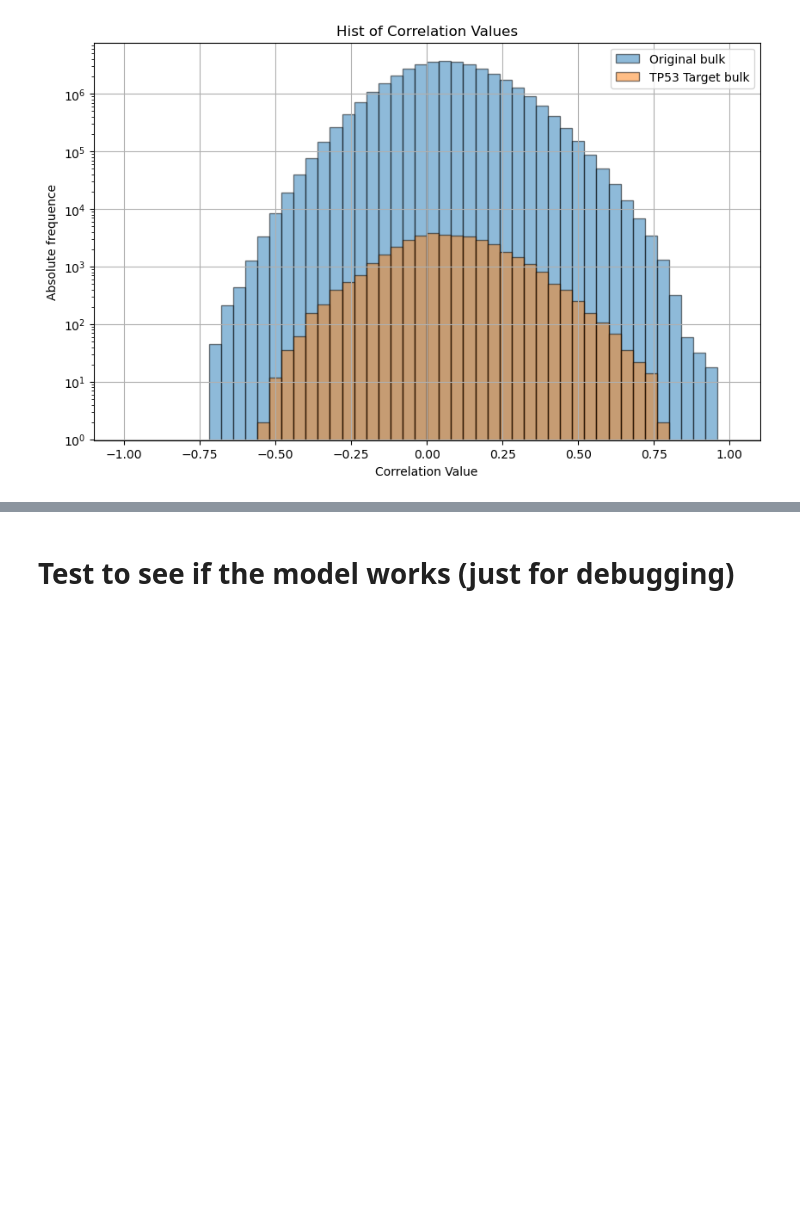
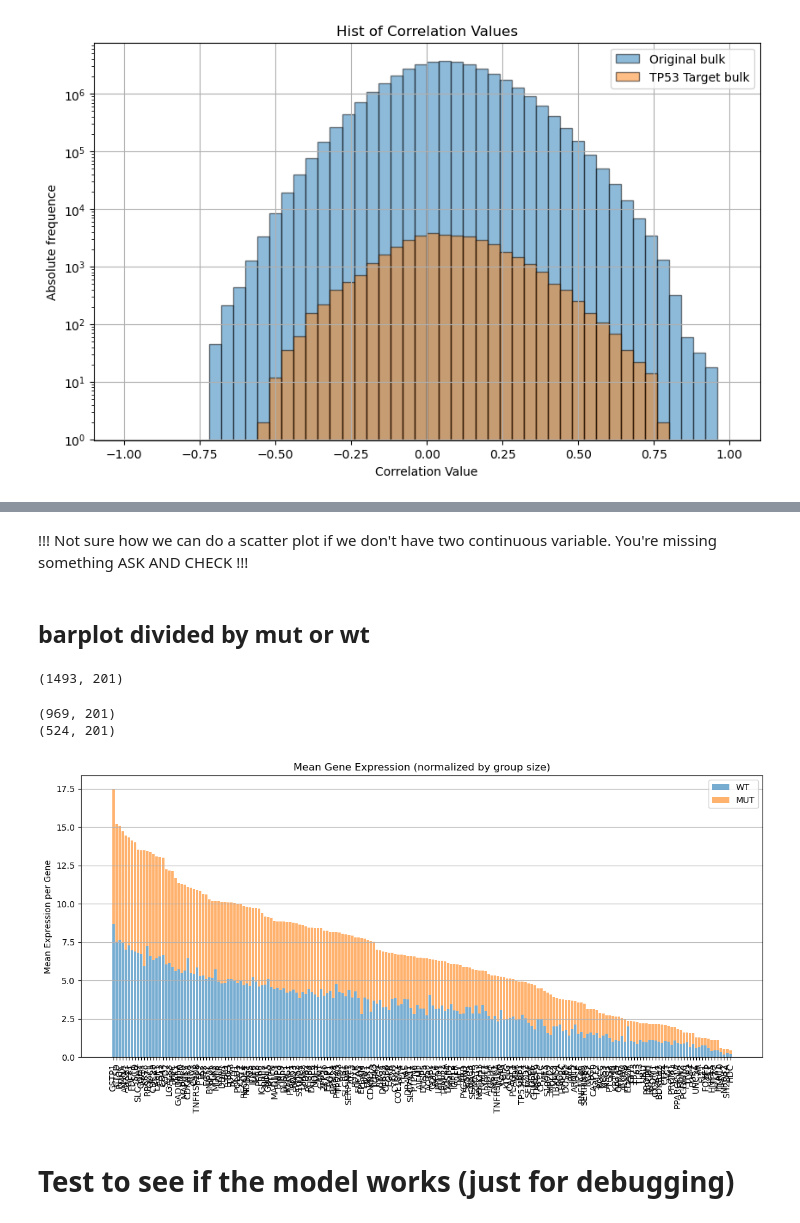
Before and after one commit to tommasoravasio/scRNAseq-GNN-binary-tp53, a Jupyter notebook: notebooks/main_experiment.ipynb, the cells around one changed output, grey strips where cells are left out. Cells and saved outputs as stored; diff of their text form; code cells hidden in the pictures; blank space fills up the shorter version.

Commit message:
other graphs on correlation comparison

```diff
--- a/notebooks/main_experiment.ipynb
+++ b/notebooks/main_experiment.ipynb
@@ -402,3 +410,49 @@ plot_frequency_of_correlation_values({"Original bulk":mat_original_bulk,"TP53 Ta
+# %% [markdown]
+!!! Not sure how we can do a scatter plot if we don't have two continuous variable. You're missing something ASK AND CHECK !!!
+# %% [markdown]
+## barplot divided by mut or wt
+# %%
+#crea df target bulk
+df_tab1_bulk_with_mutstatus = df_bulk[df_bulk_tab1_gene_symbol + ["mutation_type"]].copy()
+df_tab1_bulk_with_mutstatus.shape
+# %% [output]
+(1493, 201)
+# %%
+df_tab1_bulk_mut = df_tab1_bulk_with_mutstatus[ df_tab1_bulk_with_mutstatus["mutation_type"] == "mut" ].copy()
+df_tab1_bulk_wt = df_tab1_bulk_with_mutstatus[ df_tab1_bulk_with_mutstatus["mutation_type"] == "wt" ].copy()
+print(df_tab1_bulk_mut.shape)
+print(df_tab1_bulk_wt.shape)
+mat_target_bulk_mut = network_constructor.build_correlation_matrix(df_tab1_bulk_mut, corr_threshold=0, p_value_threshold= 1, p_val="no") #PER ORA NO THRESHOLD
+mat_target_bulk_wt =  network_constructor.build_correlation_matrix(df_tab1_bulk_wt, corr_threshold=0, p_value_threshold= 1, p_val="no") #PER ORA NO THRESHOLD
+# %% [output]
+(969, 201)
+(524, 201)
+# %%
+def plot_mean_expression_by_gene(df_mut, df_wt):
+    df_mut_genes = df_mut.drop(columns=["mutation_type"]).copy()
+    df_wt_genes = df_wt.drop(columns=["mutation_type"]).copy()
+    means_mut = df_mut_genes.mean(axis=0)
+    means_wt = df_wt_genes.mean(axis=0)
+    total_means = means_mut + means_wt
+    sorted_genes = total_means.sort_values(ascending=False).index
+    mut_means = mut_means[sorted_genes]
+    wt_means = wt_means[sorted_genes]
+
+    x = range(len(sorted_genes))
+    plt.figure(figsize=(12, 6))
+    plt.bar(x, wt_means, label="WT", alpha=0.6)
+    plt.bar(x, mut_means, bottom=wt_means, label="MUT", alpha=0.6)
+    plt.xticks(ticks=x, labels=sorted_genes, rotation=90)
+    plt.ylabel("Mean Expression per Gene")
+    plt.title("Mean Gene Expression (normalized by group size)")
+    plt.legend()
+    plt.tight_layout()
+    plt.grid(True, axis='y')
+    plt.show()
+# %%
+plot_mean_expression_by_gene(df_tab1_bulk_mut, df_tab1_bulk_wt)
+# %% [output]
+[figure, added]
 # %% [markdown]
 # Test to see if the model works (just for debugging)
 # %%
```
Also changed, not shown: parts of 4 cells of this notebook.
